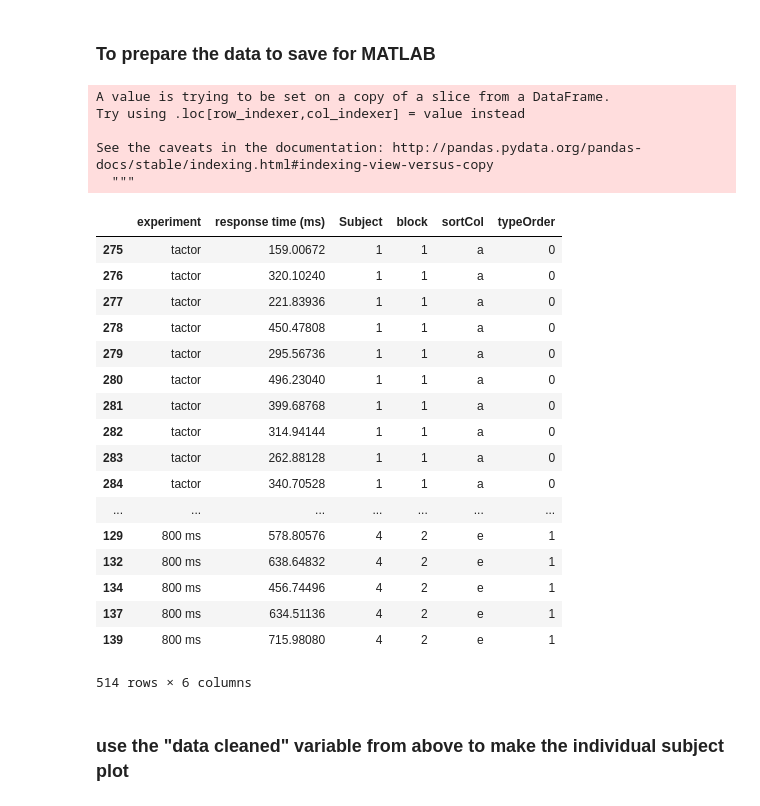
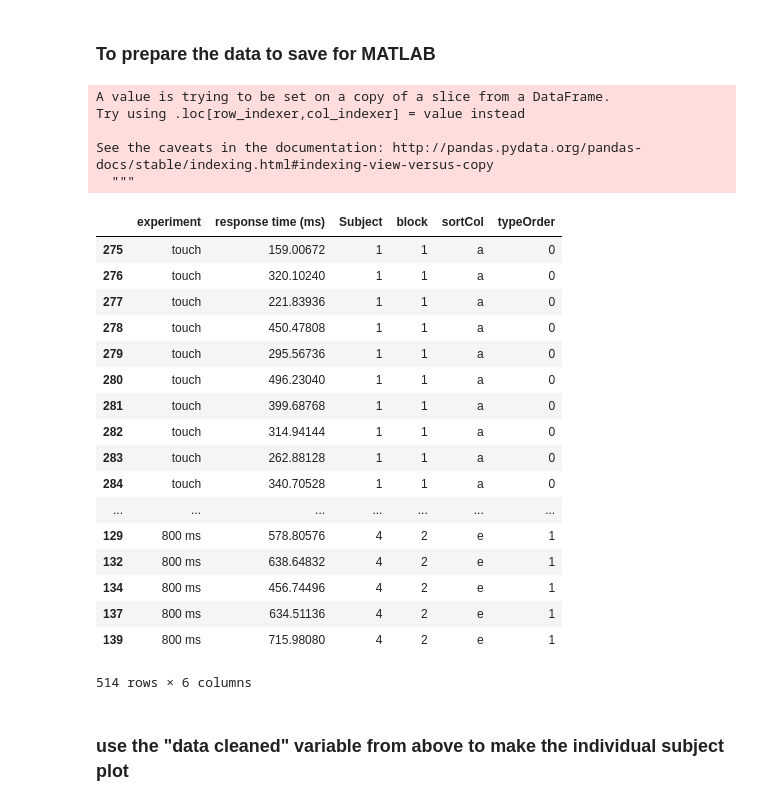
Before and after one commit to davidjuliancaldwell/responseTimingPaper, a Jupyter notebook: plotting_response_time_data.ipynb, the cells around one changed output. Drawn from its saved outputs; the diff is of its cells as text; code cells hidden in the pictures.

```diff
--- a/plotting_response_time_data.ipynb
+++ b/plotting_response_time_data.ipynb
@@ -72,19 +72,19 @@ dataFdict2 = pd.DataFrame.from_dict(ndata2,orient='columns')
 dataFdict3 = pd.DataFrame.from_dict(ndata3,orient='columns')
 dataFdict4 = pd.DataFrame.from_dict(ndata4,orient='columns')
 dataFdict_5_1 = pd.DataFrame(ndata5['cort'],columns=['200 ms '])
-dataFdict_5_2 = pd.DataFrame(ndata5['difference'],columns=['tactor'])
+dataFdict_5_2 = pd.DataFrame(ndata5['difference'],columns=['touch'])
 dataFdict5 = pd.concat([dataFdict_5_1,dataFdict_5_2])
 dataFdict6 = pd.DataFrame.from_dict(ndata6,orient='columns')
 dataFdict7 = pd.DataFrame.from_dict(ndata7,orient='columns')
 # %% [markdown]
 ### assign columns for dataframes
 # %%
-dataFdict1.columns = ['tactor','no stimulation','off target','100 ms ','200 ms ','400 ms ','800 ms ']
-dataFdict2.columns = ['tactor','no stimulation','off target','100 ms ','200 ms ','400 ms ','800 ms ']
-dataFdict3.columns = ['tactor','no stimulation','off target','100 ms ','200 ms ','400 ms ','800 ms ']
-dataFdict4.columns = ['tactor','no stimulation','off target','100 ms ','200 ms ','400 ms ','800 ms ']
-dataFdict6.columns = ['tactor','no stimulation','off target','100 ms ','200 ms ','400 ms ','800 ms ']
-dataFdict7.columns = ['tactor','no stimulation','off target','100 ms ','200 ms ','400 ms ','800 ms ']
+dataFdict1.columns = ['touch','no stimulation','off target','100 ms ','200 ms ','400 ms ','800 ms ']
+dataFdict2.columns = ['touch','no stimulation','off target','100 ms ','200 ms ','400 ms ','800 ms ']
+dataFdict3.columns = ['touch','no stimulation','off target','100 ms ','200 ms ','400 ms ','800 ms ']
+dataFdict4.columns = ['touch','no stimulation','off target','100 ms ','200 ms ','400 ms ','800 ms ']
+dataFdict6.columns = ['touch','no stimulation','off target','100 ms ','200 ms ','400 ms ','800 ms ']
+dataFdict7.columns = ['touch','no stimulation','off target','100 ms ','200 ms ','400 ms ','800 ms ']
 
 dataMelt1 = pd.melt(dataFdict1)
 #dataMelt1['Subject'] = '693ffd'
@@ -176,3 +181,6 @@ dataCleaned.groupby(['Subject','experiment']).describe()
+# %%
+experimentsOfInt =  ['touch','100 ms ','200 ms ','400 ms ','800 ms ']
+dataCleaned = resultTrim[resultTrim['experiment'].isin(experimentsOfInt)]
 # %% [markdown]
 ### Now we will prepare the figures
 # %%
@@ -229,49 +245,49 @@ if saveFig:
 # %%
 #dataCleaned=dataCleaned.assign(experiment=dataCleaned.experiment.apply(str)).sort_values("experiment",ascending=True)
 
-equiv = {'tactor':'a','100 ms ':'b','200 ms ':'c','400 ms ':'d', '800 ms ':'e'}
+equiv = {'touch':'a','100 ms ':'b','200 ms ':'c','400 ms ':'d', '800 ms ':'e'}
 
 dataCleaned['sortCol'] = dataCleaned['experiment'].map(equiv)
 #dataCleaned['experiment'] = pd.Categorical(dataCleaned['experiment'], ["tactor","100 ms ","200 ms ","400 ms ", "800 ms "])
 dataCleaned=dataCleaned.assign(sortCol=dataCleaned.sortCol.apply(str)).sort_values(["Subject","sortCol"],ascending=[True,True])
 
 typeOrderSort= ['100 ms ','200 ms ','400 ms ', '800 ms ']
 dataCleaned=dataCleaned.assign(typeOrder=dataCleaned.experiment.isin(typeOrderSort))
-dataCleaned[dataCleaned['experiment']=='tactor']
+dataCleaned[dataCleaned['experiment']=='touch']
 
 
 if saveMat:
     # get it ready for MATLAB
     a_dict = {col_name : dataCleaned[col_name].values for col_name in dataCleaned.columns.values}
 
     ## optional if you want to save the index as an array as well:
     # a_dict[df.index.name] = df.index.values
     scipy.io.savemat('dataCleaned_4subj.mat', {'struct':a_dict})
 
     dataCleaned.to_csv('dataCleaned_4subj.csv')
 
 
 dataCleaned['typeOrder'] = dataCleaned['typeOrder'].where(dataCleaned.experiment.isin(typeOrderSort),other='0')
 dataCleaned['typeOrder'] = dataCleaned['typeOrder'].where(~dataCleaned.experiment.isin(typeOrderSort),other='1')
 
 dataCleaned
 # %% [output]
 A value is trying to be set on a copy of a slice from a DataFrame.
 Try using .loc[row_indexer,col_indexer] = value instead
 
 See the caveats in the documentation: http://pandas.pydata.org/pandas-docs/stable/indexing.html#indexing-view-versus-copy
   """
 |  | experiment | response time (ms) | Subject | block | sortCol | typeOrder |
-| 275 | tactor | 159.00672 | 1 | 1 | a | 0 |
-| 276 | tactor | 320.10240 | 1 | 1 | a | 0 |
-| 277 | tactor | 221.83936 | 1 | 1 | a | 0 |
-| 278 | tactor | 450.47808 | 1 | 1 | a | 0 |
-| 279 | tactor | 295.56736 | 1 | 1 | a | 0 |
-| 280 | tactor | 496.23040 | 1 | 1 | a | 0 |
-| 281 | tactor | 399.68768 | 1 | 1 | a | 0 |
-| 282 | tactor | 314.94144 | 1 | 1 | a | 0 |
-| 283 | tactor | 262.88128 | 1 | 1 | a | 0 |
-| 284 | tactor | 340.70528 | 1 | 1 | a | 0 |
+| 275 | touch | 159.00672 | 1 | 1 | a | 0 |
+| 276 | touch | 320.10240 | 1 | 1 | a | 0 |
+| 277 | touch | 221.83936 | 1 | 1 | a | 0 |
+| 278 | touch | 450.47808 | 1 | 1 | a | 0 |
+| 279 | touch | 295.56736 | 1 | 1 | a | 0 |
+| 280 | touch | 496.23040 | 1 | 1 | a | 0 |
+| 281 | touch | 399.68768 | 1 | 1 | a | 0 |
+| 282 | touch | 314.94144 | 1 | 1 | a | 0 |
+| 283 | touch | 262.88128 | 1 | 1 | a | 0 |
+| 284 | touch | 340.70528 | 1 | 1 | a | 0 |
 | ... | ... | ... | ... | ... | ... | ... |
 | 129 | 800 ms | 578.80576 | 4 | 2 | e | 1 |
 | 132 | 800 ms | 638.64832 | 4 | 2 | e | 1 |
```
Also changed, not shown: parts of 10 cells of this notebook, 1 other file.
